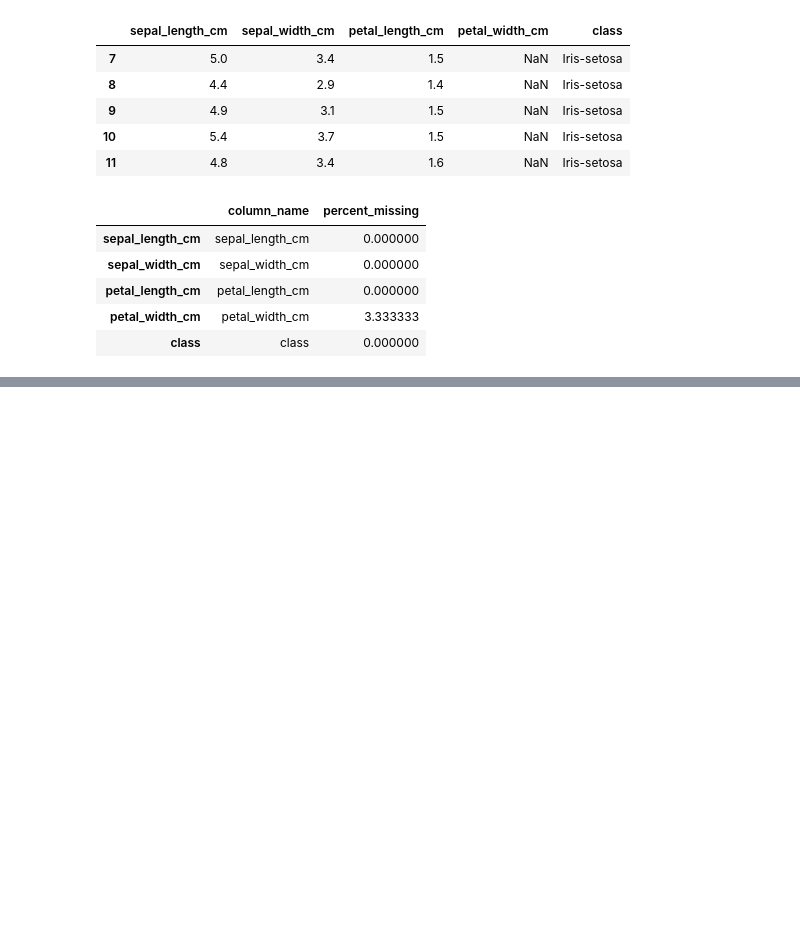
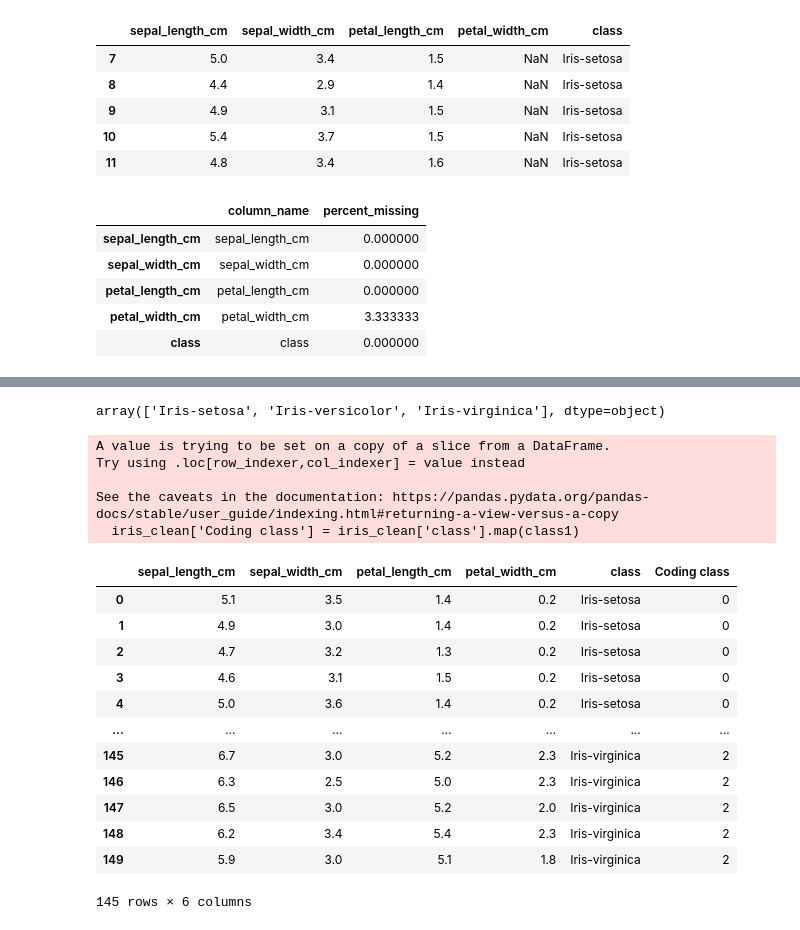
Before and after one commit to Fvperez1/dataptmad0522_labs, a Jupyter notebook: module-3/data-cleaning-challenge/data-cleaning-challenge.ipynb, the cells around one changed output, grey strips where cells are left out. Saved outputs shown, nothing was run; the diff lists cells and outputs as text; code cells hidden in the pictures; blank space fills up the shorter version.

```diff
--- a/module-3/data-cleaning-challenge/data-cleaning-challenge.ipynb
+++ b/module-3/data-cleaning-challenge/data-cleaning-challenge.ipynb
@@ -125,0 +137,28 @@ KeyError: 'class'
+# %%
+iris_clean['class'].unique()
+# %% [output]
+array(['Iris-setosa', 'Iris-versicolor', 'Iris-virginica'], dtype=object)
+# %%
+#Encoding
+class1 = {'Iris-setosa':0, 'Iris-versicolor':1, 'Iris-virginica':2}
+iris_clean['Coding class'] = iris_clean['class'].map(class1)
+iris_clean
+# %% [output]
+A value is trying to be set on a copy of a slice from a DataFrame.
+Try using .loc[row_indexer,col_indexer] = value instead
+
+See the caveats in the documentation: https://pandas.pydata.org/pandas-docs/stable/user_guide/indexing.html#returning-a-view-versus-a-copy
+  iris_clean['Coding class'] = iris_clean['class'].map(class1)
+|  | sepal_length_cm | sepal_width_cm | petal_length_cm | petal_width_cm | class | Coding class |
+| 0 | 5.1 | 3.5 | 1.4 | 0.2 | Iris-setosa | 0 |
+| 1 | 4.9 | 3.0 | 1.4 | 0.2 | Iris-setosa | 0 |
+| 2 | 4.7 | 3.2 | 1.3 | 0.2 | Iris-setosa | 0 |
+| 3 | 4.6 | 3.1 | 1.5 | 0.2 | Iris-setosa | 0 |
+| 4 | 5.0 | 3.6 | 1.4 | 0.2 | Iris-setosa | 0 |
+| ... | ... | ... | ... | ... | ... | ... |
+| 145 | 6.7 | 3.0 | 5.2 | 2.3 | Iris-virginica | 2 |
+| 146 | 6.3 | 2.5 | 5.0 | 2.3 | Iris-virginica | 2 |
+| 147 | 6.5 | 3.0 | 5.2 | 2.0 | Iris-virginica | 2 |
+| 148 | 6.2 | 3.4 | 5.4 | 2.3 | Iris-virginica | 2 |
+| 149 | 5.9 | 3.0 | 5.1 | 1.8 | Iris-virginica | 2 |
+145 rows × 6 columns
```
Also changed, not shown: parts of 10 cells of this notebook.
